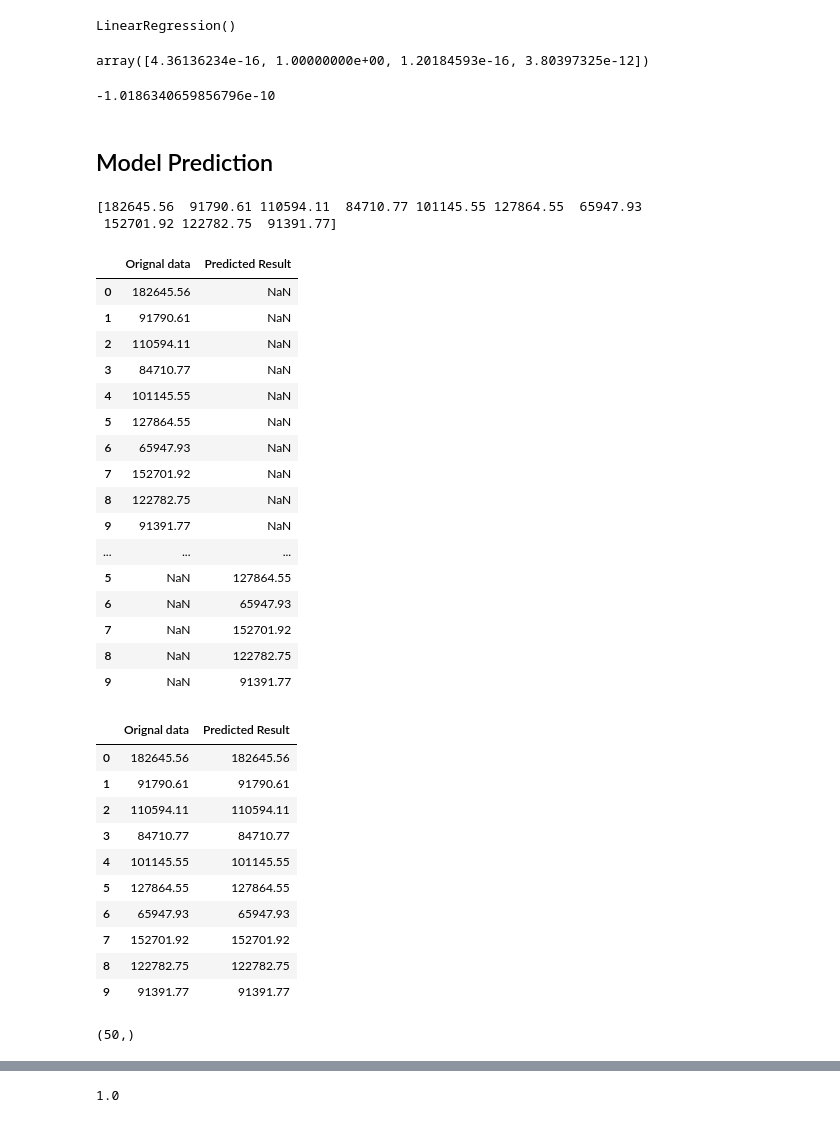
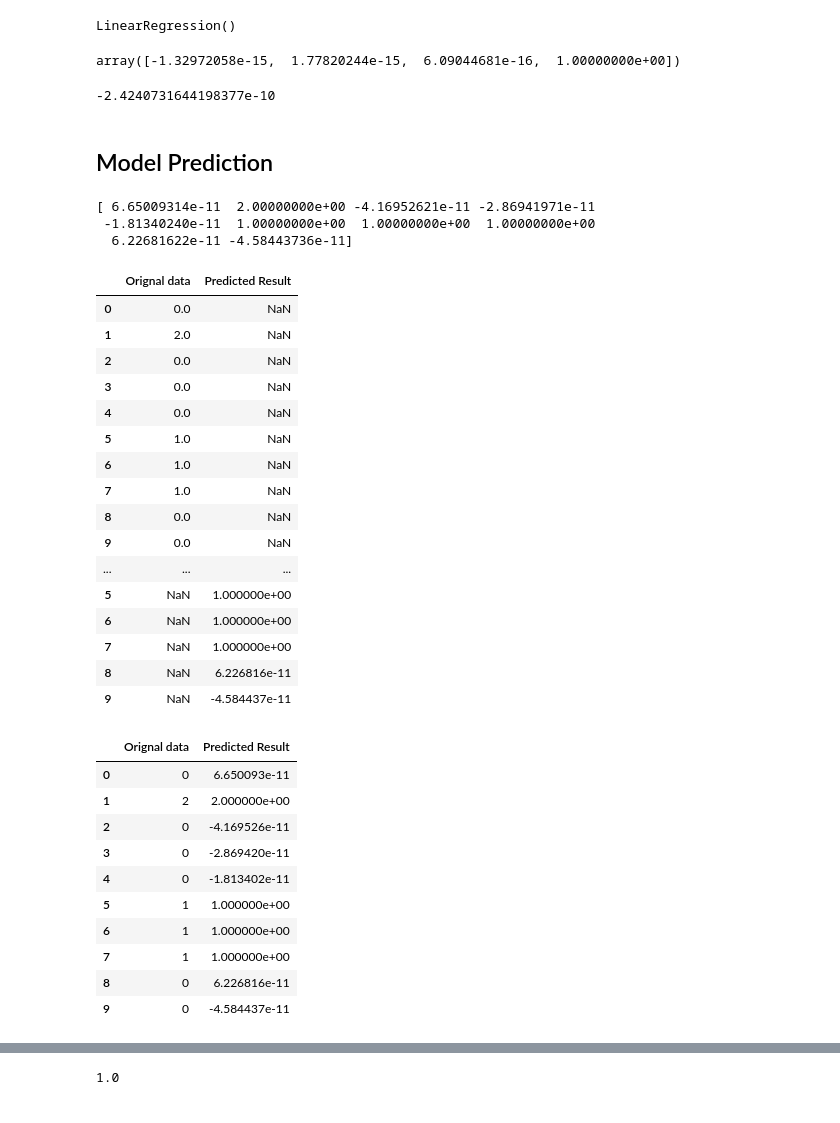
Before and after one commit to akansha1220/ML-Models, a Jupyter notebook: Multiple Regression.ipynb, the cells around one changed output, grey strips where cells are left out. Drawn from its saved outputs; the diff is of its cells as text; code cells hidden in the pictures.

```diff
--- a/Multiple Regression.ipynb
+++ b/Multiple Regression.ipynb
@@ -58,5 +75,6 @@ print(X.shape)
 # %%
-y = df.iloc[:,1].values
+y = df.iloc[:,3].values
 print(y.shape)
+print(y)
 # %% [output]
 (50,)
@@ -128,13 +148,13 @@ LinearRegression()
 
 lrm.coef_
 # %% [output]
-array([4.36136234e-16, 1.00000000e+00, 1.20184593e-16, 3.80397325e-12])
+array([-1.32972058e-15,  1.77820244e-15,  6.09044681e-16,  1.00000000e+00])
 # %%
 # Intercept
 
 lrm.intercept_
 # %% [output]
--1.0186340659856796e-10
+-2.4240731644198377e-10
 # %% [markdown]
 ## Model Prediction
 # %%
@@ -144,8 +164,9 @@ y_predict = lrm.predict(X_test)
 
 print(y_predict)
 # %% [output]
-[182645.56  91790.61 110594.11  84710.77 101145.55 127864.55  65947.93
- 152701.92 122782.75  91391.77]
+[ 6.65009314e-11  2.00000000e+00 -4.16952621e-11 -2.86941971e-11
+ -1.81340240e-11  1.00000000e+00  1.00000000e+00  1.00000000e+00
+  6.22681622e-11 -4.58443736e-11]
 # %%
 # Comparing the result
 df1 = pd.DataFrame(y_test,columns=['Orignal data'])
@@ -154,38 +175,34 @@ df2 = pd.DataFrame(y_predict,columns = ['Predicted Result'])
 pd.concat([df1,df2])
 # %% [output]
 |  | Orignal data | Predicted Result |
-| 0 | 182645.56 | NaN |
-| 1 | 91790.61 | NaN |
-| 2 | 110594.11 | NaN |
-| 3 | 84710.77 | NaN |
-| 4 | 101145.55 | NaN |
-| 5 | 127864.55 | NaN |
-| 6 | 65947.93 | NaN |
-| 7 | 152701.92 | NaN |
-| 8 | 122782.75 | NaN |
-| 9 | 91391.77 | NaN |
+| 0 | 0.0 | NaN |
+| 1 | 2.0 | NaN |
+| 2 | 0.0 | NaN |
+| 3 | 0.0 | NaN |
+| 4 | 0.0 | NaN |
+| 5 | 1.0 | NaN |
+| 6 | 1.0 | NaN |
+| 7 | 1.0 | NaN |
+| 8 | 0.0 | NaN |
+| 9 | 0.0 | NaN |
 | ... | ... | ... |
-| 5 | NaN | 127864.55 |
-| 6 | NaN | 65947.93 |
-| 7 | NaN | 152701.92 |
-| 8 | NaN | 122782.75 |
-| 9 | NaN | 91391.77 |
+| 5 | NaN | 1.000000e+00 |
+| 6 | NaN | 1.000000e+00 |
+| 7 | NaN | 1.000000e+00 |
+| 8 | NaN | 6.226816e-11 |
+| 9 | NaN | -4.584437e-11 |
 # %%
-pd.concat([df1,df2],axis=1)
+orignal_predict_df= pd.concat([df1,df2],axis=1)
+orignal_predict_df
 # %% [output]
 |  | Orignal data | Predicted Result |
-| 0 | 182645.56 | 182645.56 |
-| 1 | 91790.61 | 91790.61 |
-| 2 | 110594.11 | 110594.11 |
-| 3 | 84710.77 | 84710.77 |
-| 4 | 101145.55 | 101145.55 |
-| 5 | 127864.55 | 127864.55 |
-| 6 | 65947.93 | 65947.93 |
-| 7 | 152701.92 | 152701.92 |
-| 8 | 122782.75 | 122782.75 |
-| 9 | 91391.77 | 91391.77 |
+| 0 | 0 | 6.650093e-11 |
+| 1 | 2 | 2.000000e+00 |
+| 2 | 0 | -4.169526e-11 |
+| 3 | 0 | -2.869420e-11 |
+| 4 | 0 | -1.813402e-11 |
+| 5 | 1 | 1.000000e+00 |
+| 6 | 1 | 1.000000e+00 |
+| 7 | 1 | 1.000000e+00 |
+| 8 | 0 | 6.226816e-11 |
+| 9 | 0 | -4.584437e-11 |
-# %%
-independent.shape
-print(dependent.shape)
-# %% [output]
-(50,)
```
Also changed, not shown: parts of 16 cells of this notebook.
